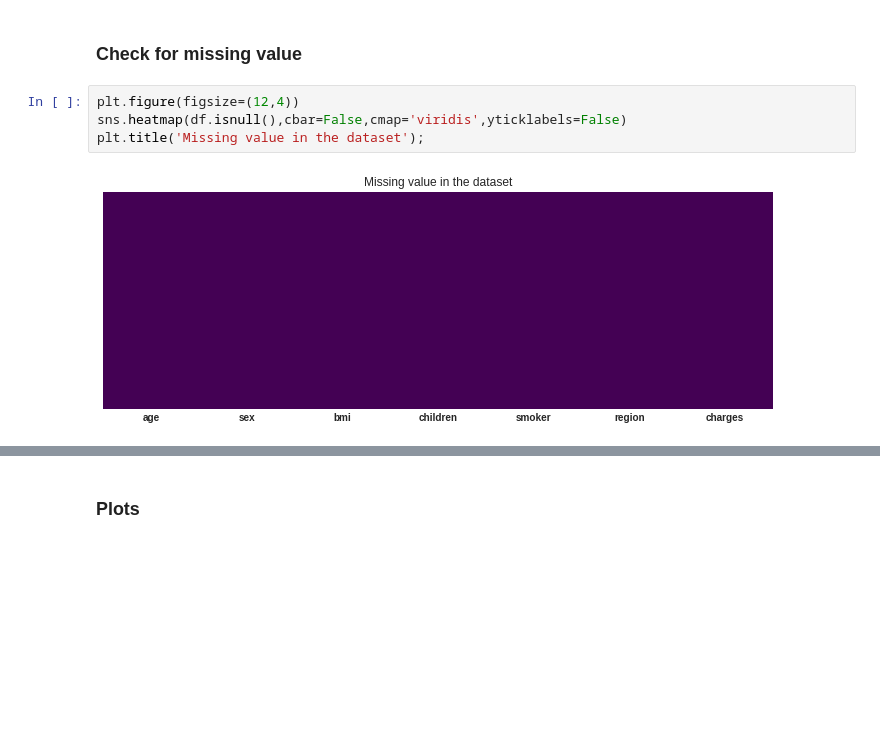
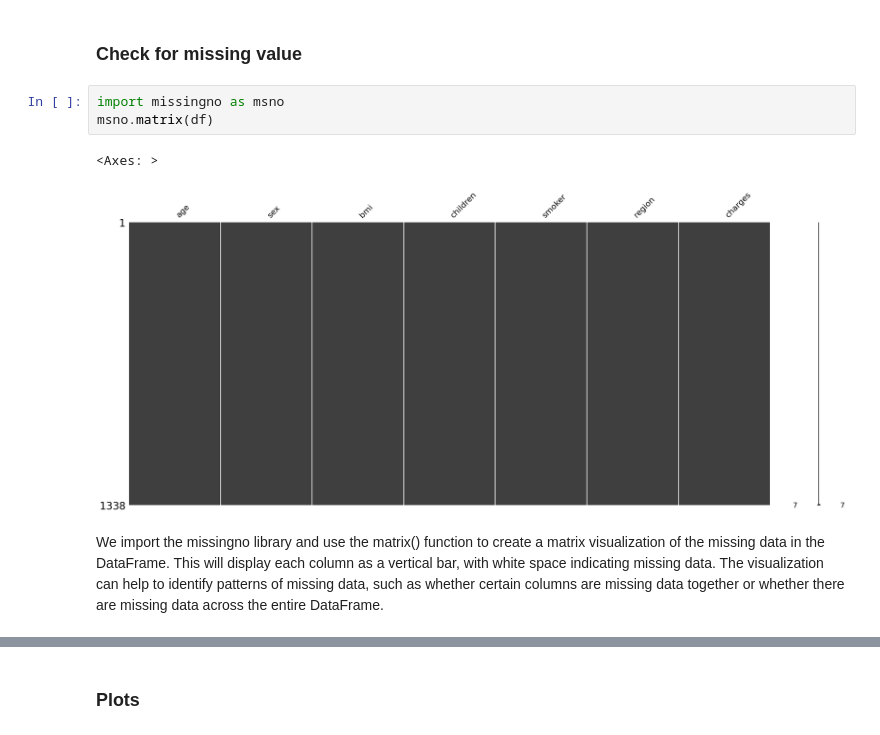
Before and after one commit to castudil/exploratory-data-analysis, a Jupyter notebook: S7 Linear Regression/insurance.ipynb, the cells around one changed output, grey strips where cells are left out. Drawn from its saved outputs; the diff is of its cells as text; blank space fills up the shorter version.

```diff
--- a/S7 Linear Regression/insurance.ipynb
+++ b/S7 Linear Regression/insurance.ipynb
@@ -169,9 +170,11 @@ df.describe()
 | max | 64.000000 | 53.130000 | 5.000000 | 63770.428010 |
 # %% [markdown]
 ###  Check for missing value
-# %%
-plt.figure(figsize=(12,4))
-sns.heatmap(df.isnull(),cbar=False,cmap='viridis',yticklabels=False)
-plt.title('Missing value in the dataset');
-# %% [output]
-[figure, removed]
+# %%
+import missingno as msno
+msno.matrix(df)
+# %% [output]
+<Axes: >
+[figure, added]
+# %% [markdown]
+We import the missingno library and use the matrix() function to create a matrix visualization of the missing data in the DataFrame. This will display each column as a vertical bar, with white space indicating missing data. The visualization can help to identify patterns of missing data, such as whether certain columns are missing data together or whether there are missing data across the entire DataFrame.
```
Also changed, not shown: parts of 17 cells of this notebook.
